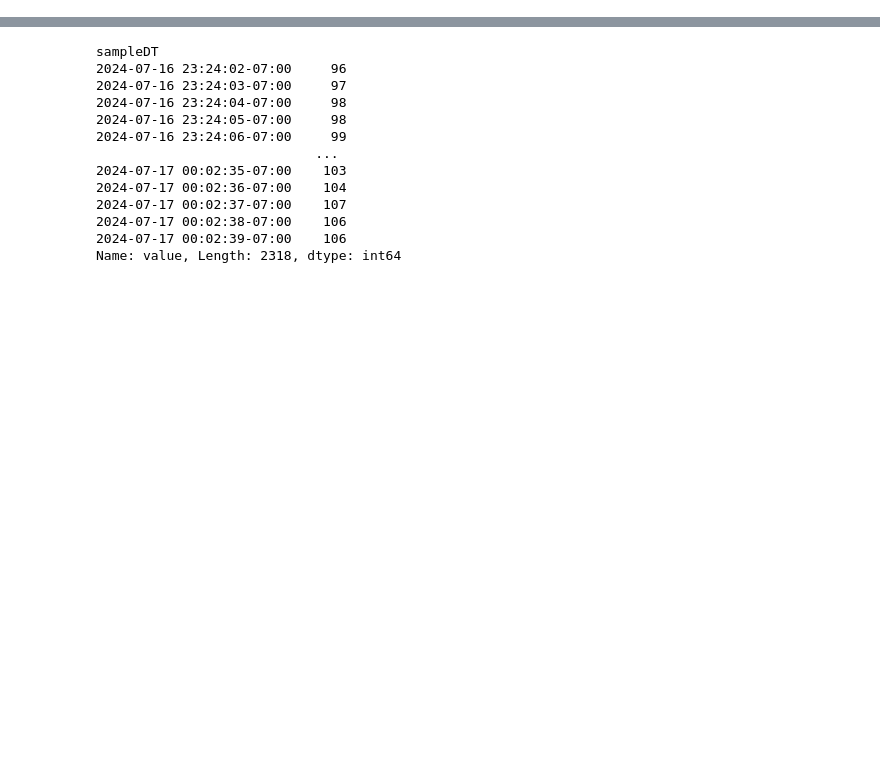
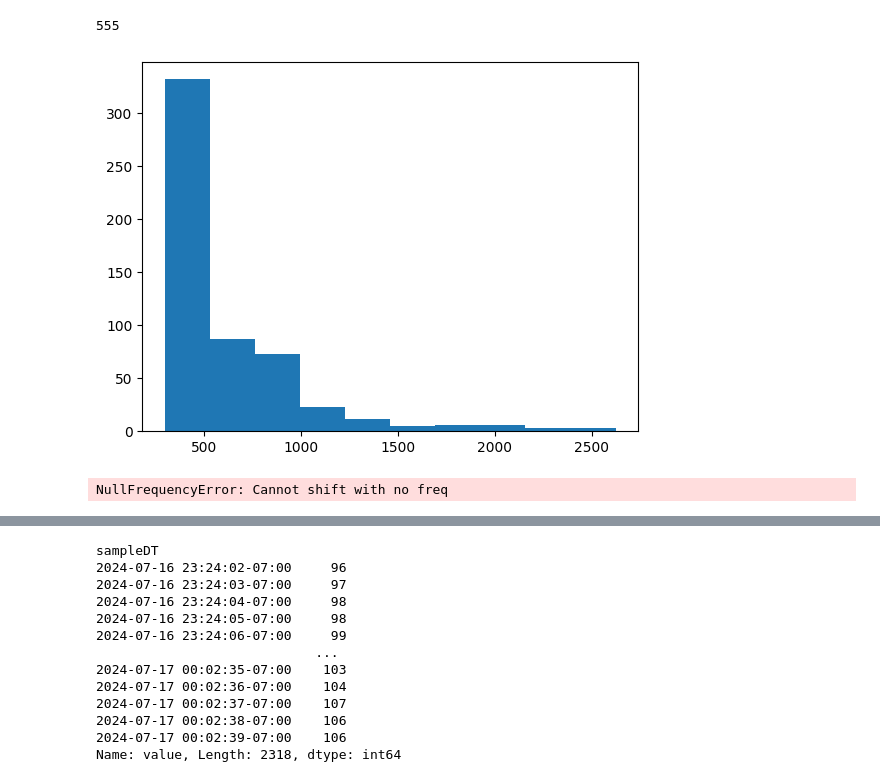
Before and after one commit to AbhikChowdhury6/dataImport, a Jupyter notebook: analyisis/groupingHRs.ipynb, the cells around one changed output, grey strips where cells are left out. Saved outputs shown, nothing was run; the diff lists cells and outputs as text; code cells hidden in the pictures; blank space fills up the shorter version.

Commit message:
explored some apple watch group sizes

```diff
--- a/analyisis/groupingHRs.ipynb
+++ b/analyisis/groupingHRs.ipynb
@@ -1,17 +10,15 @@
 # %%
-import pandas as pd
-
 # load up the apple Series
-appleFileLocation = "/home/chowder/Documents/personalData/Apple/"
-appleWatchHRDf = pd.read_parquet(appleFileLocation + 'appleWatchHRdf.parquet.gzip')
+appleWorkingDataPath = "/home/chowder/Documents/workingData/appleHK/hr/"
+appleWatchHRDf = aggregateParquets(appleWorkingDataPath)
 appleHRs = appleWatchHRDf["value"]
 
 # load up the polar Series
-polarFileLocation = "/home/chowder/Documents/personalData/polarFlow/"
-polarHRdf = pd.read_parquet(polarFileLocation + "polarHRdf.parquet.gzip")
+polarWorkingDataPath = "/home/chowder/Documents/workingData/polar/hr/"
+polarHRdf = aggregateParquets(polarWorkingDataPath)
 polarHRs = polarHRdf["value"]
 
 # load up the fitbit Series
-fitbitFileLocation = "/home/chowder/Documents/personalData/fitbit/"
-fitbitHRdf = pd.read_parquet(fitbitFileLocation + "fitbitHRdf.parquet.gzip")
+fitbitWorkingDataPath = "/home/chowder/Documents/workingData/fitbit/hr/"
+fitbitHRdf = aggregateParquets(fitbitWorkingDataPath)
 fitbitHRs = fitbitHRdf["value"]
@@ -24,0 +41,34 @@ fitbitHRs = fitbitHRdf["value"]
+# %%
+series = appleHRs
+timesSeries = pd.Series(series.index)
+betweenMesures = ((timesSeries.shift(-1) - timesSeries)).astype('timedelta64[s]')
+
+timeToNextDF = pd.DataFrame(timesSeries)
+timeToNextDF["timeToNextReading"]  =  betweenMesures
+
+potentialGroups = []
+groupToAdd = []
+for i in range(len(timeToNextDF)):
+    if timeToNextDF["timeToNextReading"].iloc[i] < 20:
+        groupToAdd.append(timeToNextDF["sampleDT"].iloc[i])
+    elif len(groupToAdd) > 60:
+        potentialGroups.append(groupToAdd)
+        groupToAdd = []
+    else:
+        groupToAdd = []
+
+
+
+groupBoundaries = [[x[0], x[-1]] for x in potentialGroups]
+# %%
+groupTimes = [(x[1] - x[0]).total_seconds() for x in groupBoundaries]
+# %%
+len(groupTimes)
+# %% [output]
+555
+# %%
+import matplotlib.pyplot as plt
+plt.hist(sorted(groupTimes)[:550])
+plt.show()
+# %% [output]
+[figure, added]
@@ -24,0 +107,5 @@ fitbitHRs = fitbitHRdf["value"]
+# %%
+appleGroups = getGroups(appleHRs)
+print(len(appleGroups))
+# %% [output]
+NullFrequencyError: Cannot shift with no freq
```
Also changed, not shown: parts of 11 cells of this notebook, 3 other files.
